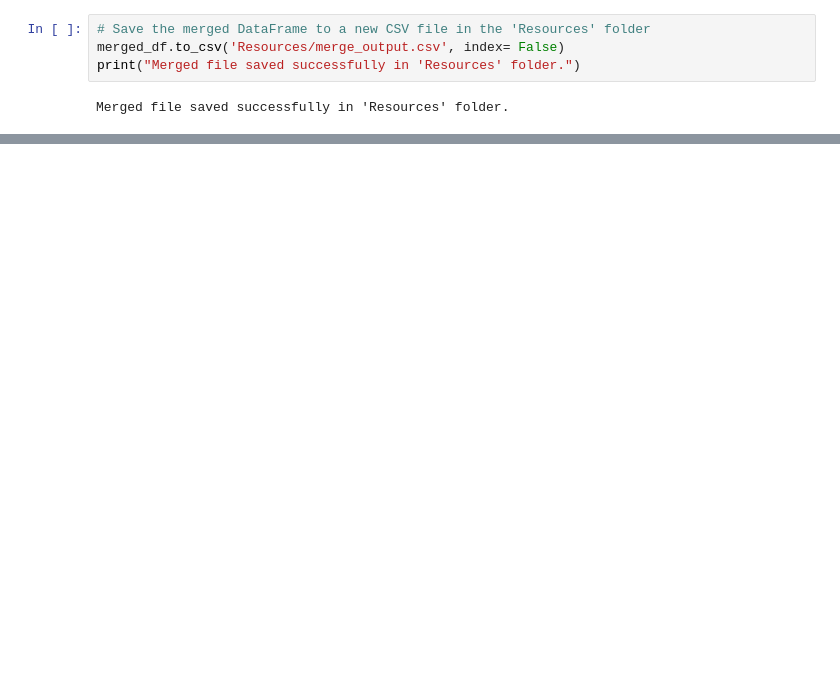
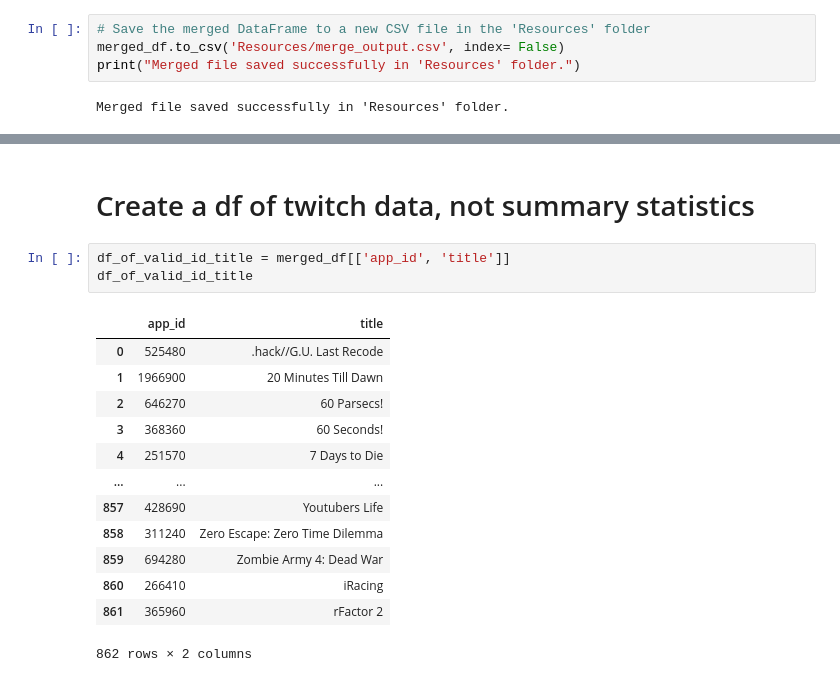
Before and after one commit to rponticelli0/Project_3_Group_7, a Jupyter notebook: twitch_csv_analysis.ipynb, the cells around one changed output, grey strips where cells are left out. Drawn from its saved outputs; the diff is of its cells as text; blank space fills up the shorter version.

```diff
--- a/twitch_csv_analysis.ipynb
+++ b/twitch_csv_analysis.ipynb
@@ -159,3 +159,22 @@ merged_df.head()
 | 2 | 60 Parsecs! | 529688 | 1867 | 606 | 736 | 2 | 646270 | ... |
 | 3 | 60 Seconds! | 314900 | 1023 | 420 | 424 | 0 | 368360 | ... |
 | 4 | 7 Days to Die | 1023033 | 89486 | 8880 | 1397 | 122 | 251570 | ... |
+# %% [markdown]
+# Create a df of twitch data, not summary statistics
+# %%
+df_of_valid_id_title = merged_df[['app_id', 'title']]
+df_of_valid_id_title
+# %% [output]
+|  | app_id | title |
+| 0 | 525480 | .hack//G.U. Last Recode |
+| 1 | 1966900 | 20 Minutes Till Dawn |
+| 2 | 646270 | 60 Parsecs! |
+| 3 | 368360 | 60 Seconds! |
+| 4 | 251570 | 7 Days to Die |
+| ... | ... | ... |
+| 857 | 428690 | Youtubers Life |
+| 858 | 311240 | Zero Escape: Zero Time Dilemma |
+| 859 | 694280 | Zombie Army 4: Dead War |
+| 860 | 266410 | iRacing |
+| 861 | 365960 | rFactor 2 |
+862 rows × 2 columns
```
Also changed, not shown: parts of 5 cells of this notebook, 3 other files.
